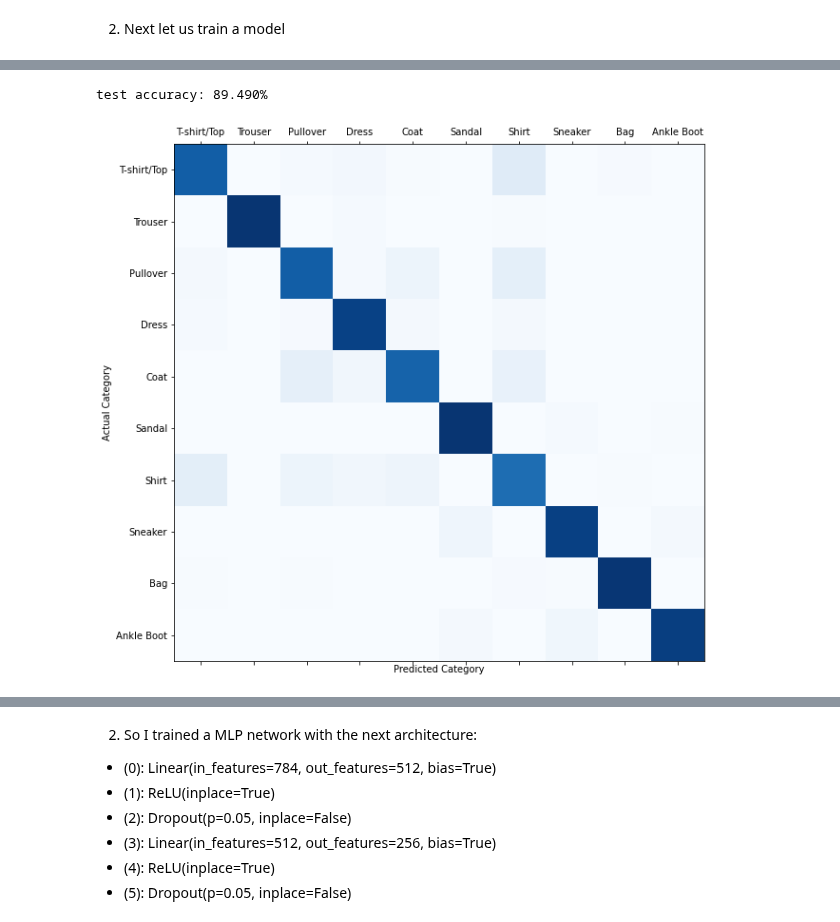
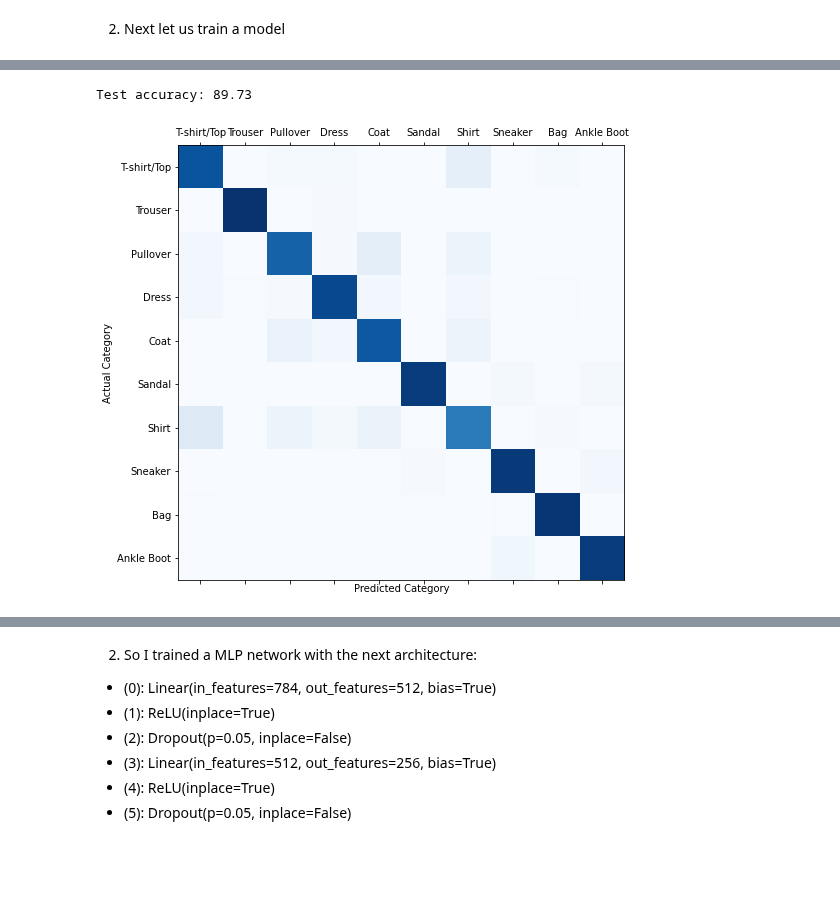
Before and after one commit to RoyElkabetz/EE-046211-Technion-Deep-Learning, a Jupyter notebook: Hw2/ee046211_hw2_mlp_cnn_students_solution.ipynb, the cells around one changed output, grey strips where cells are left out. Saved outputs shown, nothing was run; the diff lists cells and outputs as text; code cells hidden in the pictures; blank space fills up the shorter version.

Commit message:
MNIST results

```diff
--- a/Hw2/ee046211_hw2_mlp_cnn_students_solution.ipynb
+++ b/Hw2/ee046211_hw2_mlp_cnn_students_solution.ipynb
@@ -1264,32 +1262,35 @@ plt.show()
 # %%
-# load model, calculate accuracy and confusion matrix
+# load saved model
 model = FashionMnistMLP().to(device)
-state = torch.load('./checkpoints/fashionMNIST_MLP_ckpt.pth', map_location=device)
+state = torch.load(f'{MNIST_CHECKPOINT_DIR}/{MODEL_NAME}_{num_epochs - 1}.pth', map_location=device)
 model.load_state_dict(state['net'])
-test_accuracy, confusion_matrix = calculate_accuracy(model, testloader, device)
-print("test accuracy: {:.3f}%".format(test_accuracy))
 
-classes = {
+# calculte test accuracy
+test_accuracy, confusion_matrix = calculate_accuracy(model, test_loader, device)
+print('Test accuracy: {}'.format(test_accuracy))
+
+CLASSES = {
     0: 'T-shirt/Top',
     1: 'Trouser',
     2: 'Pullover',
     3: 'Dress',
     4: 'Coat',
     5: 'Sandal',
     6: 'Shirt',
     7: 'Sneaker',
     8: 'Bag',
     9: 'Ankle Boot'
 }
 
+
 # plot confusion matrix
-fig, ax = plt.subplots(1,1,figsize=(10,10))
+fig, ax = plt.subplots(1,1,figsize=(8, 8))
 ax.matshow(confusion_matrix, aspect='auto', vmin=0, vmax=1000, cmap=plt.get_cmap('Blues'))
 plt.ylabel('Actual Category')
-plt.yticks(range(10), classes.values())
+plt.yticks(range(10), CLASSES.values())
 plt.xlabel('Predicted Category')
-plt.xticks(range(10), classes.values())
+plt.xticks(range(10), CLASSES.values())
 plt.show()
 # %% [output]
-test accuracy: 89.490%
+Test accuracy: 89.73
-[figure, old version]
+[figure, new version]
```
Also changed, not shown: parts of 6 cells of this notebook.
